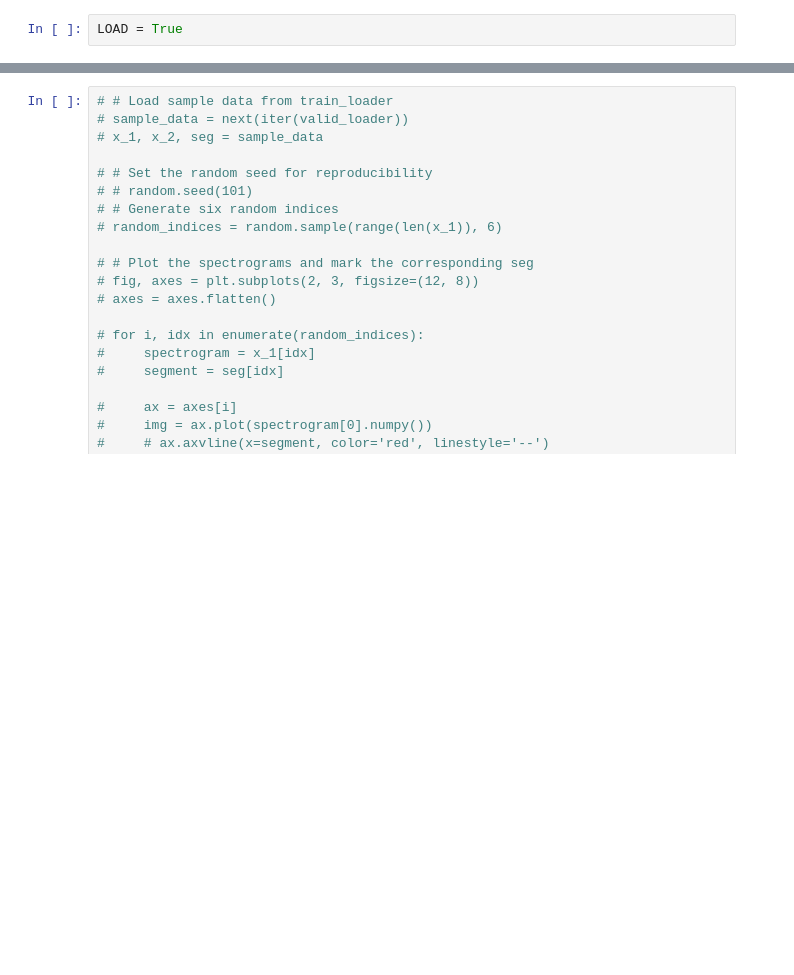
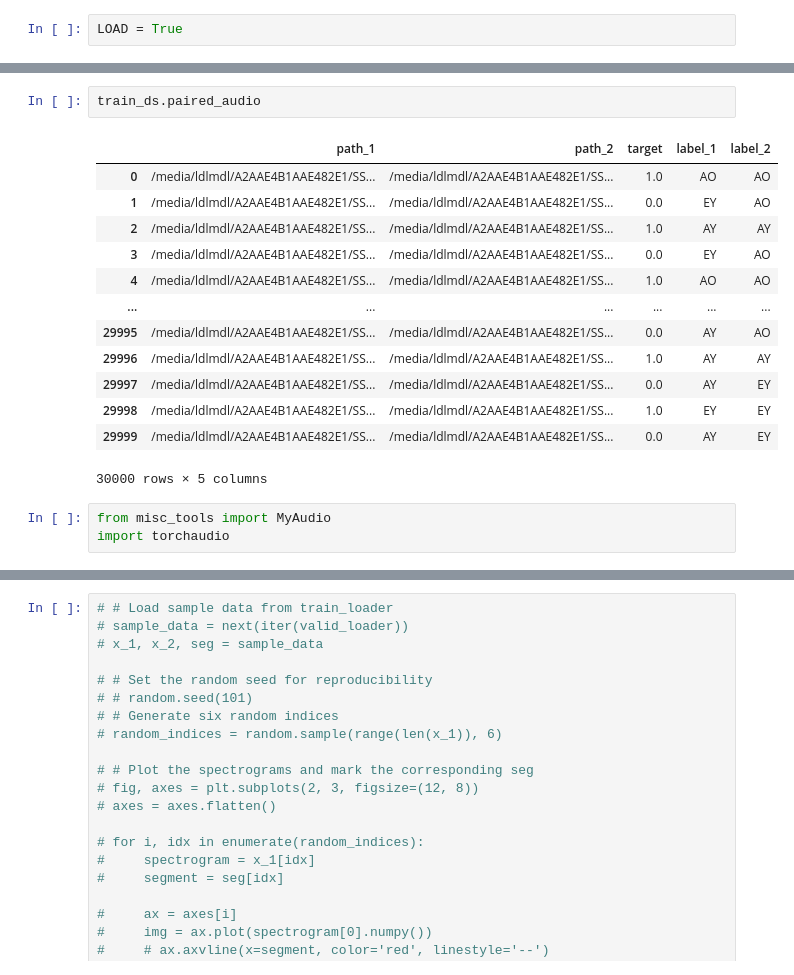
Before and after one commit to Frankalexej/lffl, a Jupyter notebook: pair_run_fixed_mel_16.ipynb, the cells around one changed output, grey strips where cells are left out. Cells and saved outputs as stored; diff of their text form; blank space fills up the shorter version.

```diff
--- a/pair_run_fixed_mel_16.ipynb
+++ b/pair_run_fixed_mel_16.ipynb
@@ -183,3 +204,22 @@ valid_num = len(valid_loader.dataset)
 print(train_num, valid_num)
 # %% [output]
 30000 6000
+# %%
+train_ds.paired_audio
+# %% [output]
+|  | path_1 | path_2 | target | label_1 | label_2 |
+| 0 | /media/ldlmdl/A2AAE4B1AAE482E1/SS... | /media/ldlmdl/A2AAE4B1AAE482E1/SS... | 1.0 | AO | AO |
+| 1 | /media/ldlmdl/A2AAE4B1AAE482E1/SS... | /media/ldlmdl/A2AAE4B1AAE482E1/SS... | 0.0 | EY | AO |
+| 2 | /media/ldlmdl/A2AAE4B1AAE482E1/SS... | /media/ldlmdl/A2AAE4B1AAE482E1/SS... | 1.0 | AY | AY |
+| 3 | /media/ldlmdl/A2AAE4B1AAE482E1/SS... | /media/ldlmdl/A2AAE4B1AAE482E1/SS... | 0.0 | EY | AO |
+| 4 | /media/ldlmdl/A2AAE4B1AAE482E1/SS... | /media/ldlmdl/A2AAE4B1AAE482E1/SS... | 1.0 | AO | AO |
+| ... | ... | ... | ... | ... | ... |
+| 29995 | /media/ldlmdl/A2AAE4B1AAE482E1/SS... | /media/ldlmdl/A2AAE4B1AAE482E1/SS... | 0.0 | AY | AO |
+| 29996 | /media/ldlmdl/A2AAE4B1AAE482E1/SS... | /media/ldlmdl/A2AAE4B1AAE482E1/SS... | 1.0 | AY | AY |
+| 29997 | /media/ldlmdl/A2AAE4B1AAE482E1/SS... | /media/ldlmdl/A2AAE4B1AAE482E1/SS... | 0.0 | AY | EY |
+| 29998 | /media/ldlmdl/A2AAE4B1AAE482E1/SS... | /media/ldlmdl/A2AAE4B1AAE482E1/SS... | 1.0 | EY | EY |
+| 29999 | /media/ldlmdl/A2AAE4B1AAE482E1/SS... | /media/ldlmdl/A2AAE4B1AAE482E1/SS... | 0.0 | AY | EY |
+30000 rows × 5 columns
+# %%
+from misc_tools import MyAudio
+import torchaudio
```
Also changed, not shown: parts of 18 cells of this notebook.
